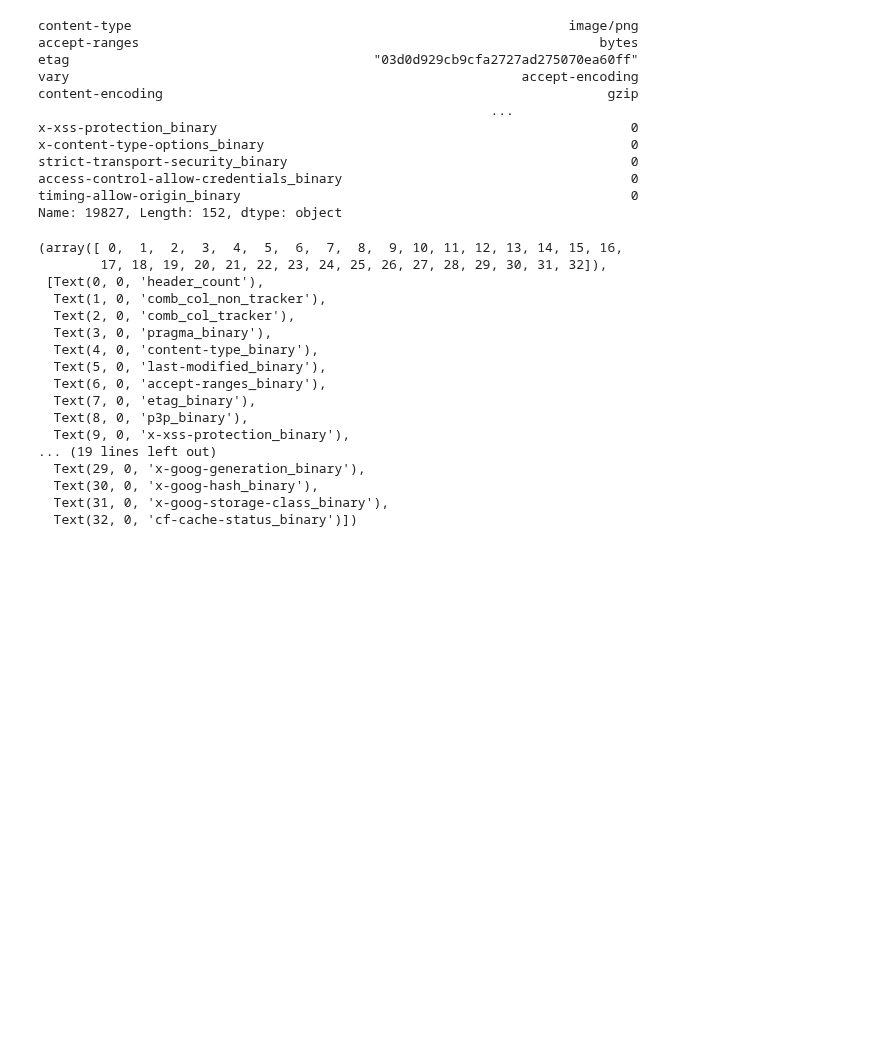
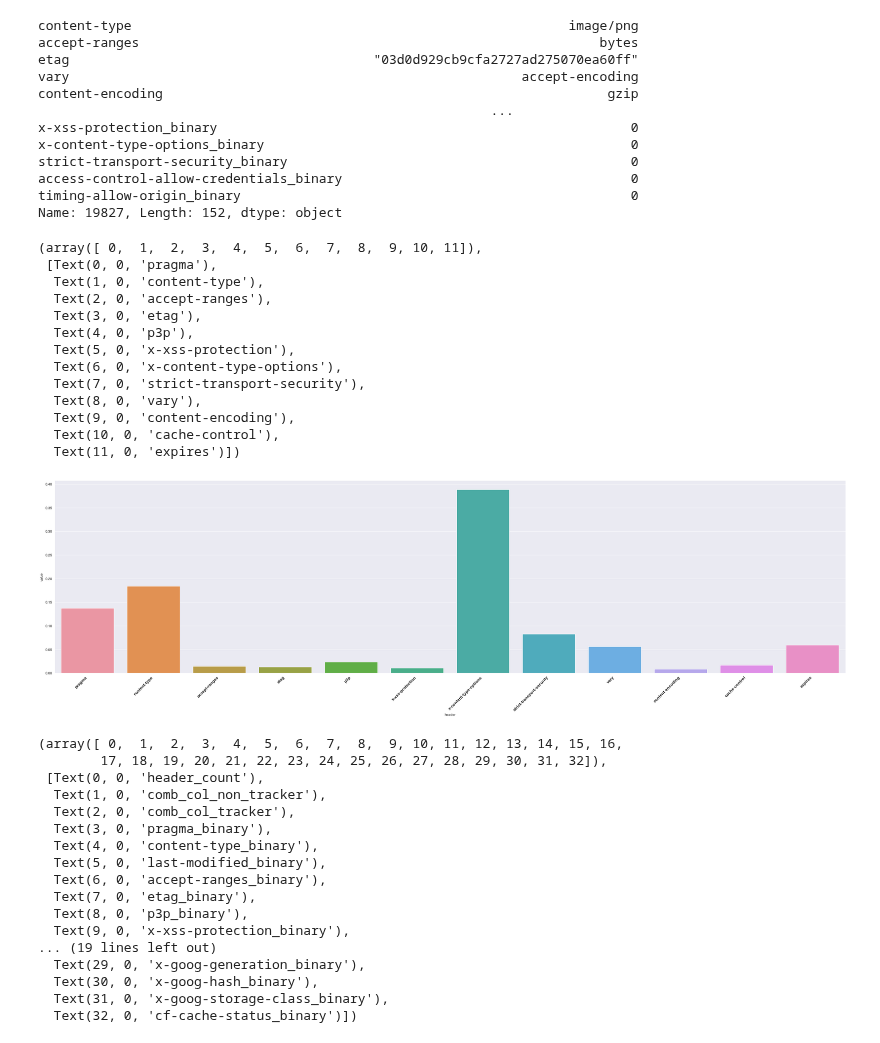
Before and after one commit to wolfrieder/http-response-classifier, a Jupyter notebook: notebooks/modeling.ipynb, the cells around one changed output. Saved outputs shown, nothing was run; the diff lists cells and outputs as text; code cells hidden in the pictures; blank space fills up the shorter version.

```diff
--- a/notebooks/modeling.ipynb
+++ b/notebooks/modeling.ipynb
@@ -428,6 +506,30 @@ strict-transport-security_binary                                            0
 access-control-allow-credentials_binary                                     0
 timing-allow-origin_binary                                                  0
 Name: 19827, Length: 152, dtype: object
+# %%
+# pd.DataFrame(rf_model.feature_importances_, index=X_train.columns.values).plot()
+
+importance = rf_model.feature_importances_
+importance = importance[np.where(importance > 0.005)]
+d = {"header": X_train.columns.values[np.where(importance > 0.005)], "value": importance.tolist()}
+plt.figure(figsize=(40, 10))
+sns.barplot(data=pd.DataFrame(d), x="header", y="value")
+plt.xticks(rotation=45, fontsize=12, fontweight="bold", ha="right")
+# %% [output]
+(array([ 0,  1,  2,  3,  4,  5,  6,  7,  8,  9, 10, 11]),
+ [Text(0, 0, 'pragma'),
+  Text(1, 0, 'content-type'),
+  Text(2, 0, 'accept-ranges'),
+  Text(3, 0, 'etag'),
+  Text(4, 0, 'p3p'),
+  Text(5, 0, 'x-xss-protection'),
+  Text(6, 0, 'x-content-type-options'),
+  Text(7, 0, 'strict-transport-security'),
+  Text(8, 0, 'vary'),
+  Text(9, 0, 'content-encoding'),
+  Text(10, 0, 'cache-control'),
+  Text(11, 0, 'expires')])
+[figure, added]
 # %%
 # pd.DataFrame(rf_model.feature_importances_, index=X_train.columns.values).plot()
 
```
Also changed, not shown: parts of 37 cells of this notebook, 20 other files.
